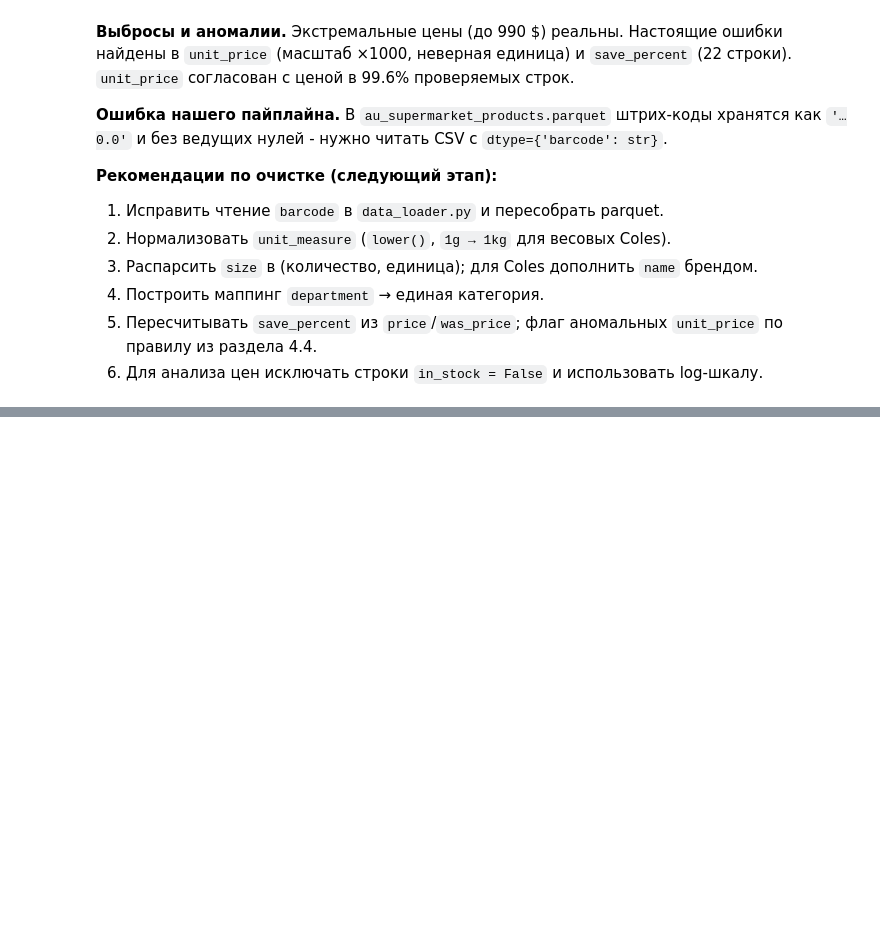
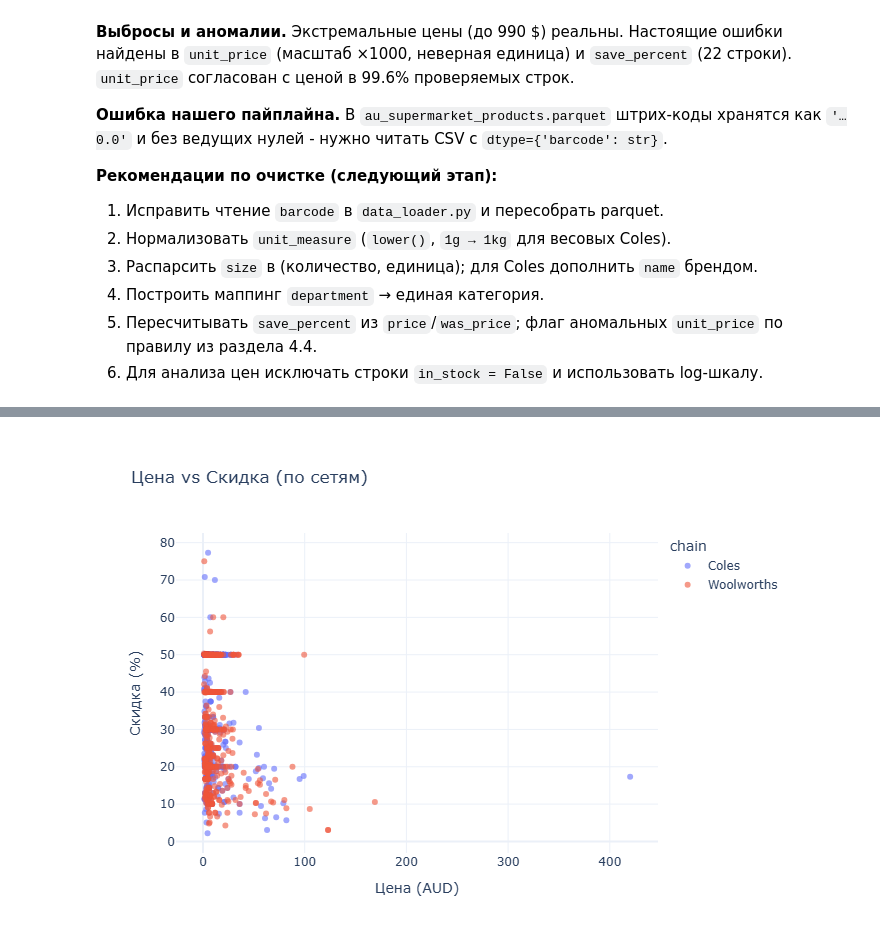
Before and after one commit to Leyla-zak/ZakirovaL_data_enj, a Jupyter notebook: notebooks/EDA.ipynb, the cells around one changed output, grey strips where cells are left out. Drawn from its saved outputs; the diff is of its cells as text; code cells hidden in the pictures; blank space fills up the shorter version.

```diff
--- a/notebooks/EDA.ipynb
+++ b/notebooks/EDA.ipynb
@@ -50,3 +64,10 @@ from data_loader import cast_types
+# %%
+import plotly.express as px
+import plotly.io as pio
+
+# Настройка для отображения на GitHub (не интерактивно, а как PNG)
+pio.renderers.default = "png"
+pio.templates.default = "plotly_white"
 # %% [markdown]
 Штрих-код читаем **строкой**: при чтении по умолчанию pandas превращает его в `float`,
 и ведущие нули теряются (см. раздел 4.6 - эта проблема уже есть в нашем `parquet`).
@@ -875,0 +921,16 @@ summary.to_frame('значение')
+# %%
+# Scatter: цена vs скидка, цвет - сеть
+df_sample = df.dropna(subset=['price', 'save_percent']).sample(1000, random_state=42)
+
+fig = px.scatter(
+    df_sample,
+    x='price',
+    y='save_percent',
+    color='chain',
+    title='Цена vs Скидка (по сетям)',
+    labels={'price': 'Цена (AUD)', 'save_percent': 'Скидка (%)'},
+    opacity=0.6
+)
+fig.show()
+# %% [output]
+[figure, added]
```
Also changed, not shown: parts of 15 cells of this notebook, 1 other file.
